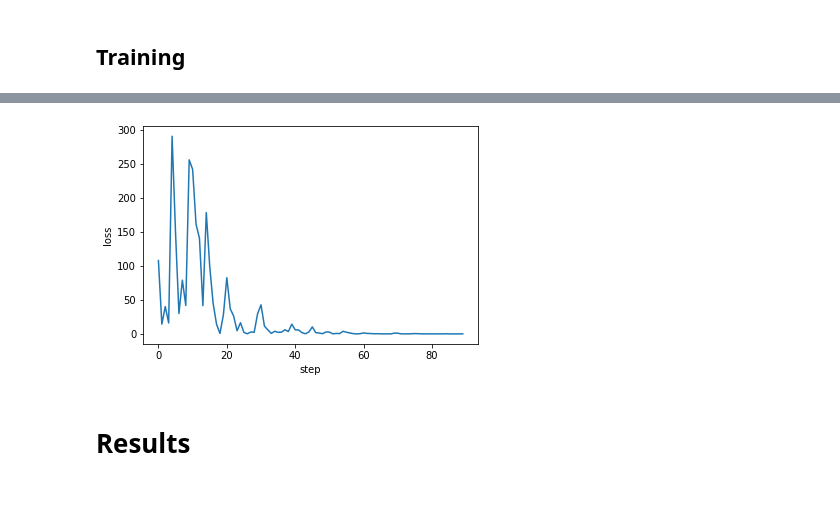
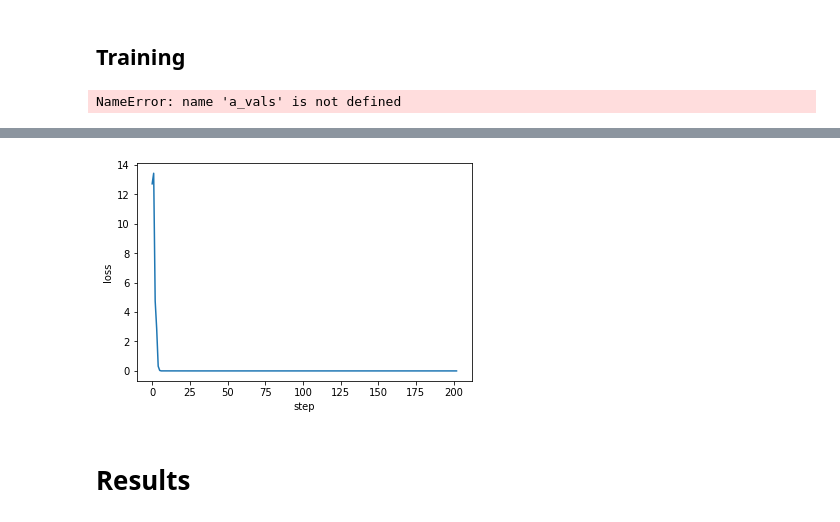
Before and after one commit to arpn/complex_wilson, a Jupyter notebook: test.ipynb, the cells around one changed output, grey strips where cells are left out. Drawn from its saved outputs; the diff is of its cells as text; code cells hidden in the pictures; blank space fills up the shorter version.

```diff
--- a/test.ipynb
+++ b/test.ipynb
@@ -145,2 +145,7 @@ plt.ylabel('grad');
 # %% [markdown]
 ## Training
+# %%
+def loss_f(V_diff, sigma, model):
+    # return torch.mean(V_diff.real**2 / sigma.real**2) + torch.mean(V_diff.imag**2 / sigma.imag**2)
+    # return torch.mean(V_diff.abs()**2/sigma.abs()**2)
+    return torch.mean((V_diff/sigma).abs()**2)
@@ -147,15 +199,19 @@ plt.ylabel('grad');
+# %%
+train('adam', 500, 0.01)
+# %% [output]
+NameError: name 'a_vals' is not defined
 # %%
-model = AdSBHNet(N=1, std=0.3)
+model = AdSBHNet(N=2, std=0.3)
 
 model.logcoef = nn.Parameter(torch.tensor(dataset.coef, dtype=dreal).log())
 print(list(model.parameters()))
 loader = torch.utils.data.DataLoader(dataset=dataset, batch_size=10)
 
 # Training only a and b because this test case doesn't involve the `shift` and `logcoef` parameters.
-# optimizer = torch.optim.LBFGS([model.a, model.b])
-# epochs = 5
-optimizer = torch.optim.Adam(model.parameters(), lr=0.2)
-epochs = 500
+optimizer = torch.optim.LBFGS([model.a, model.b])
+epochs = 5
+# optimizer = torch.optim.Adam([model.a, model.b], lr=0.01)
+# epochs = 100
 
 a_vals, b_vals, coef_vals = [model.a.detach().numpy().copy()], [model.b.detach().numpy().copy()], [model.logcoef.exp().item()]
 losses = []
@@ -173,7 +229,7 @@ try:
                 optimizer.zero_grad()
                 V_pred = model(L)
                 V_diff = V_pred - V
-                loss = torch.mean(V_diff.real**2 / sigma.real) + torch.mean(V_diff.imag**2 / sigma.imag)
+                loss = loss_f(V_diff, sigma, model)
                 a_vals.append(model.a.detach().numpy().copy())
                 b_vals.append(model.b.detach().numpy().copy())
                 coef_vals.append(model.logcoef.exp().item())
@@ -211,4 +260,4 @@ Stopping.
-[figure, old version]
+[figure, new version]
 # %% [markdown]
 # Results
 # %% [markdown]
```
Also changed, not shown: parts of 16 cells of this notebook, 11 other files.
